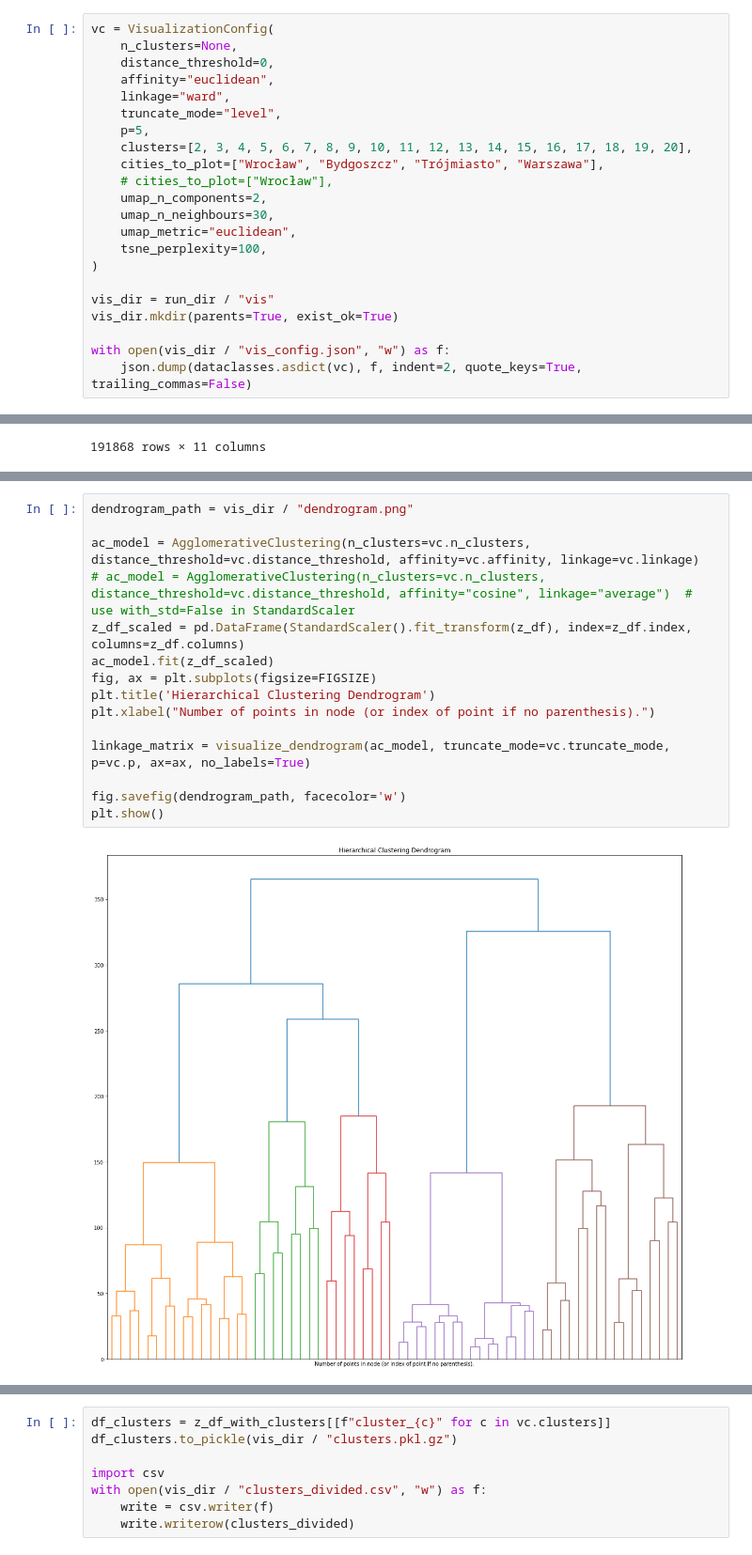
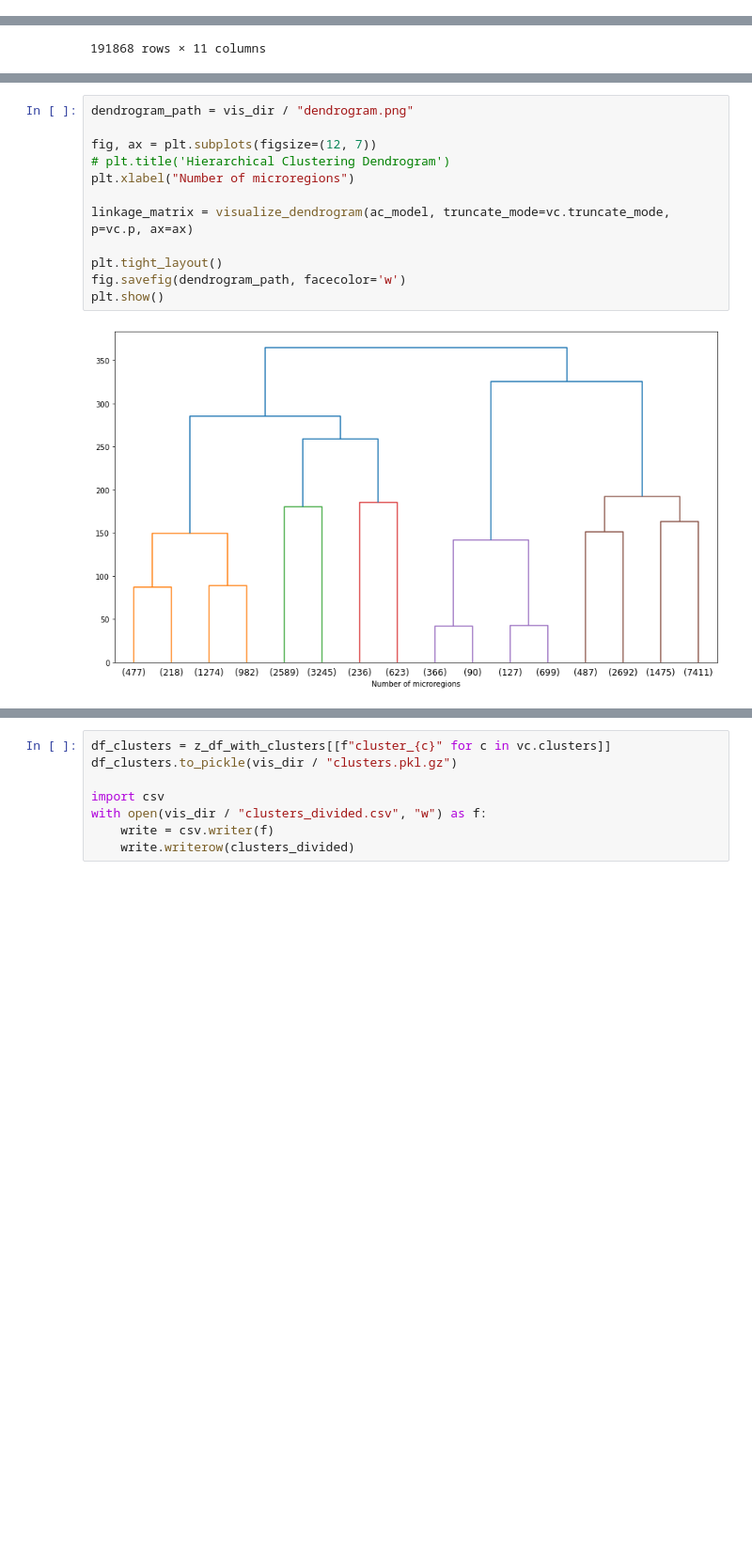
Before and after one commit to Calychas/highway2vec, a Jupyter notebook: notebooks/vis_ae.ipynb, the cells around one changed output, grey strips where cells are left out. Shown at 94% size. Cells and saved outputs as stored; diff of their text form; blank space fills up the shorter version.

```diff
--- a/notebooks/vis_ae.ipynb
+++ b/notebooks/vis_ae.ipynb
@@ -100,25 +139,3 @@ z_df
-# %%
-vc = VisualizationConfig(
-    n_clusters=None,
-    distance_threshold=0,
-    affinity="euclidean",
-    linkage="ward",
-    truncate_mode="level",
-    p=5,
-    clusters=[2, 3, 4, 5, 6, 7, 8, 9, 10, 11, 12, 13, 14, 15, 16, 17, 18, 19, 20],
-    cities_to_plot=["Wrocław", "Bydgoszcz", "Trójmiasto", "Warszawa"],
-    # cities_to_plot=["Wrocław"],
-    umap_n_components=2,
-    umap_n_neighbours=30,
-    umap_metric="euclidean",
-    tsne_perplexity=100,
-)
-
-vis_dir = run_dir / "vis"
-vis_dir.mkdir(parents=True, exist_ok=True)
-
-with open(vis_dir / "vis_config.json", "w") as f:
-    json.dump(dataclasses.asdict(vc), f, indent=2, quote_keys=True, trailing_commas=False)
 # %%
 feature_keys = list(ds.config.featureset_selection["features"].keys())
 feature_keys
@@ -154,18 +207,15 @@ edges_fs_long
 # %%
 dendrogram_path = vis_dir / "dendrogram.png"
 
-ac_model = AgglomerativeClustering(n_clusters=vc.n_clusters, distance_threshold=vc.distance_threshold, affinity=vc.affinity, linkage=vc.linkage)
-# ac_model = AgglomerativeClustering(n_clusters=vc.n_clusters, distance_threshold=vc.distance_threshold, affinity="cosine", linkage="average")  # use with_std=False in StandardScaler
-z_df_scaled = pd.DataFrame(StandardScaler().fit_transform(z_df), index=z_df.index, columns=z_df.columns)
-ac_model.fit(z_df_scaled)
-fig, ax = plt.subplots(figsize=FIGSIZE)
-plt.title('Hierarchical Clustering Dendrogram')
-plt.xlabel("Number of points in node (or index of point if no parenthesis).")
+fig, ax = plt.subplots(figsize=(12, 7))
+# plt.title('Hierarchical Clustering Dendrogram')
+plt.xlabel("Number of microregions")
 
-linkage_matrix = visualize_dendrogram(ac_model, truncate_mode=vc.truncate_mode, p=vc.p, ax=ax, no_labels=True)
+linkage_matrix = visualize_dendrogram(ac_model, truncate_mode=vc.truncate_mode, p=vc.p, ax=ax)
 
+plt.tight_layout()
 fig.savefig(dendrogram_path, facecolor='w')
 plt.show()
 # %% [output]
-[figure, old version]
+[figure, new version]
 # %%
```
Also changed, not shown: parts of 31 cells of this notebook, 13 other files.
